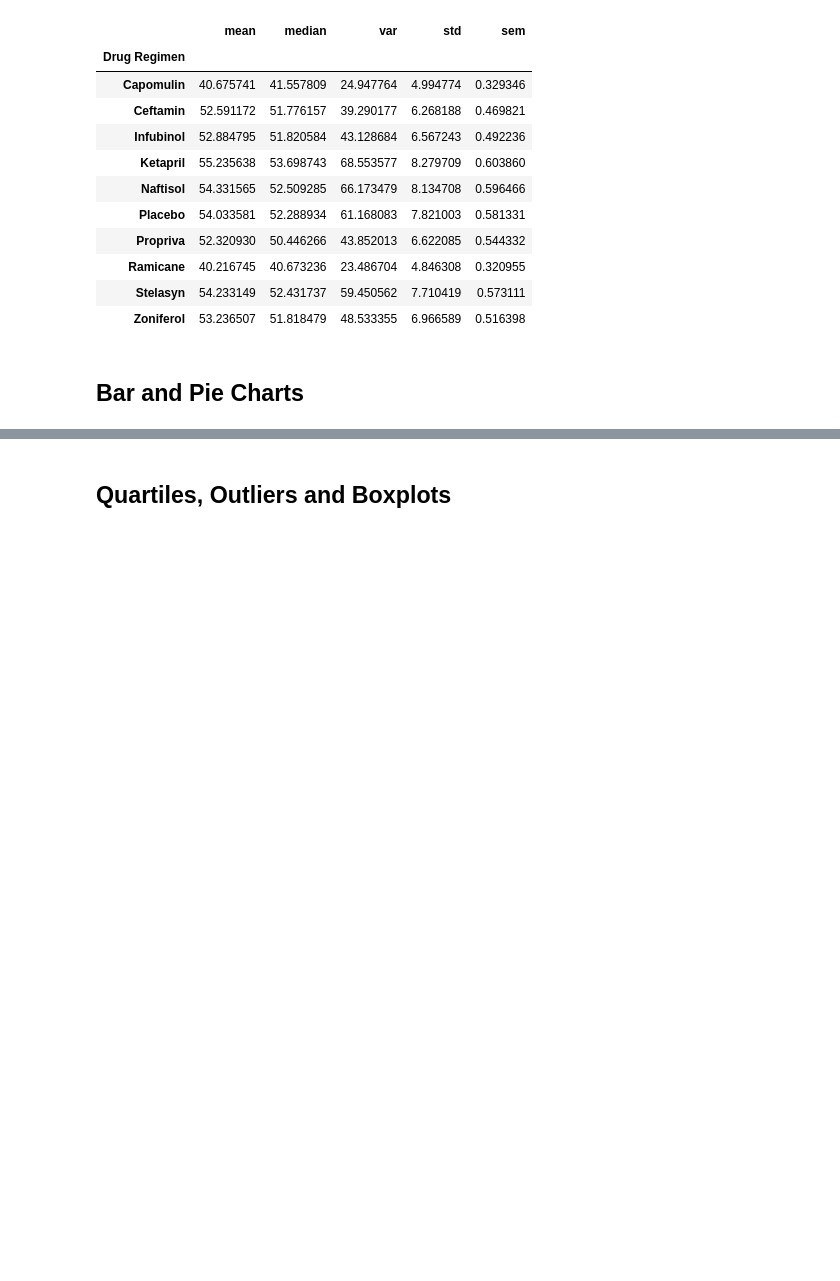
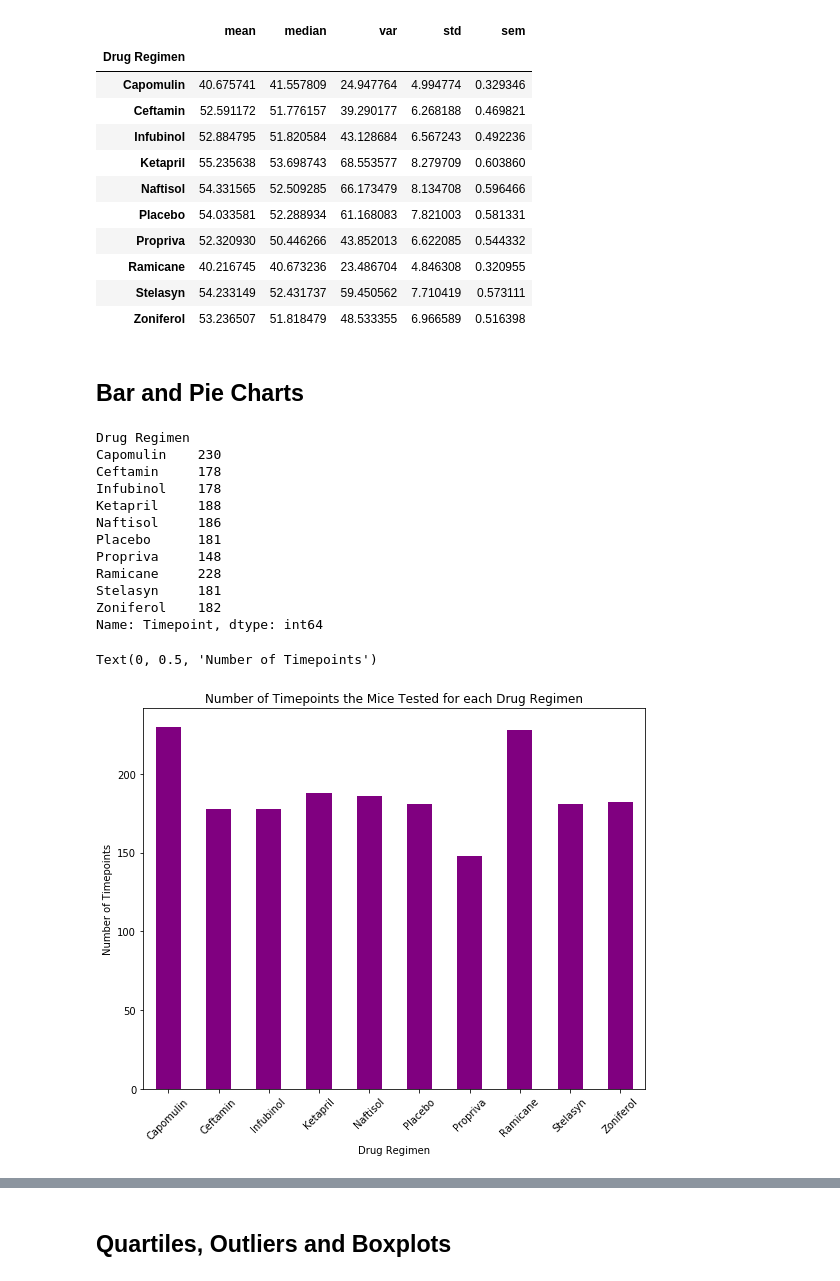
Before and after one commit to crebello711/Matplotlib-The-Power-of-Plots, a Jupyter notebook: pymaceuticals_starter.ipynb, the cells around one changed output, grey strips where cells are left out. Drawn from its saved outputs; the diff is of its cells as text; code cells hidden in the pictures; blank space fills up the shorter version.

```diff
--- a/pymaceuticals_starter.ipynb
+++ b/pymaceuticals_starter.ipynb
@@ -195,4 +196,29 @@ aggSummary_df
 | Zoniferol | 53.236507 | 51.818479 | 48.533355 | 6.966589 | 0.516398 |
 # %% [markdown]
 ## Bar and Pie Charts
+# %%
+# Generate a bar plot showing the total number of timepoints for all mice tested for each drug regimen using Pandas.
+#Configure plot, figsize, title, and axis labels
+
+#total number of timepoints for all mice tested for each drug regimen
+numTimepointsPerDrug = cleaned_mouseStudy_df.groupby("Drug Regimen").count()['Timepoint']
+print(numTimepointsPerDrug)
+
+barplot_pandas =numTimepointsPerDrug.plot(kind="bar",facecolor="purple", figsize=(9,7), title="Number of Timepoints the Mice Tested for each Drug Regimen",rot=45)
+barplot_pandas.set_ylabel("Number of Timepoints")
+# %% [output]
+Drug Regimen
+Capomulin    230
+Ceftamin     178
+Infubinol    178
+Ketapril     188
+Naftisol     186
+Placebo      181
+Propriva     148
+Ramicane     228
+Stelasyn     181
+Zoniferol    182
+Name: Timepoint, dtype: int64
+Text(0, 0.5, 'Number of Timepoints')
+[figure, added]
 # %%
```
Also changed, not shown: parts of 3 cells of this notebook.
